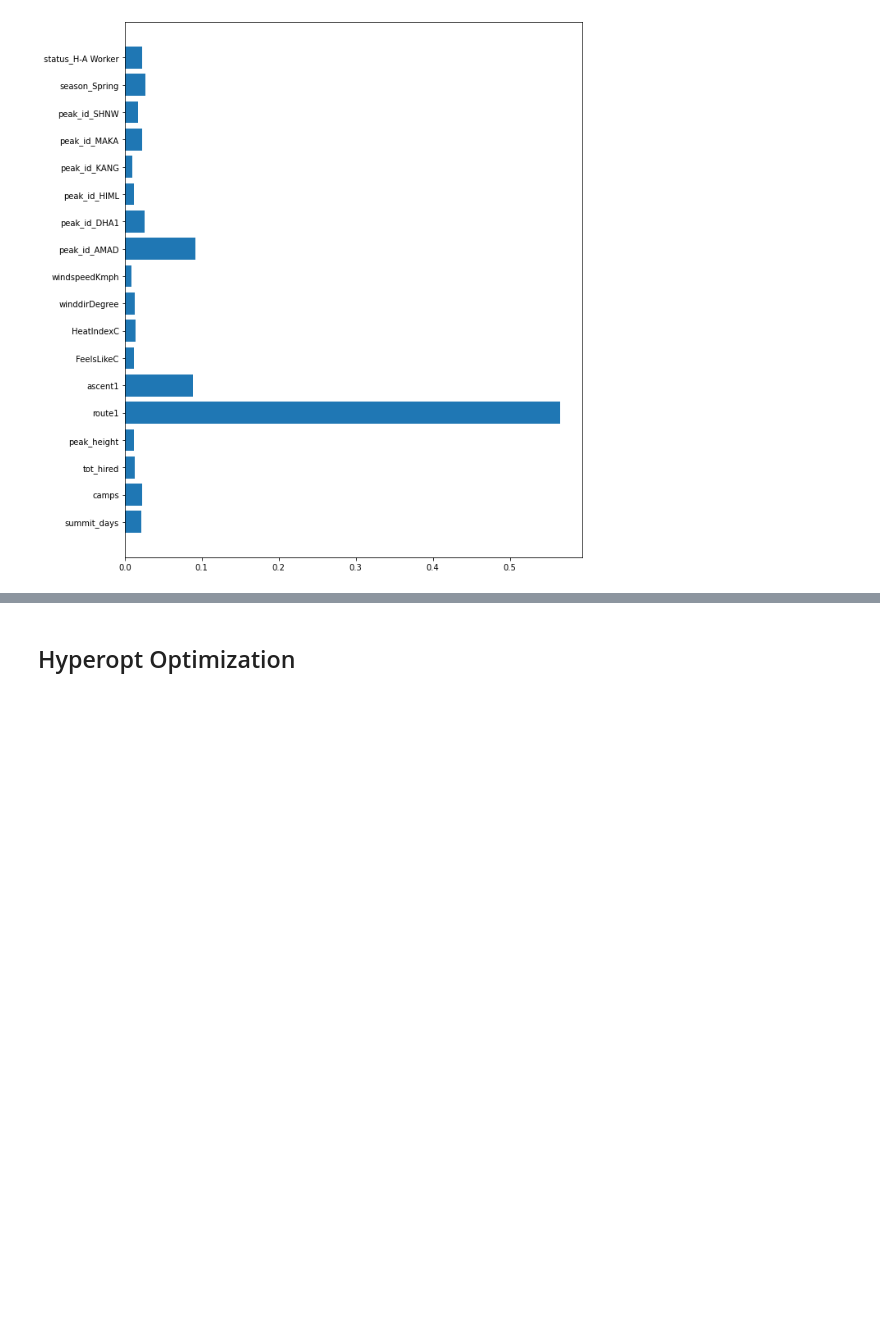
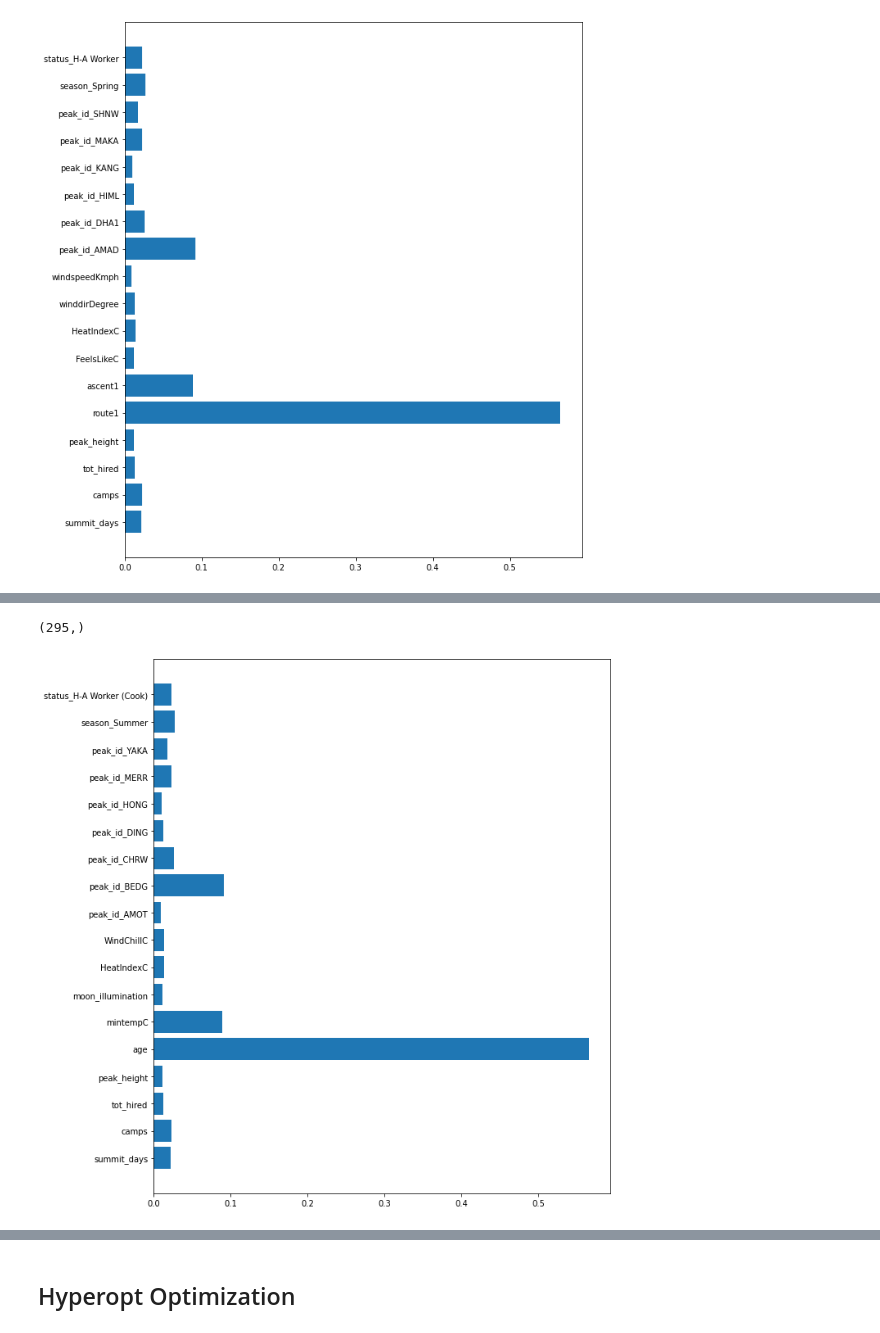
Before and after one commit to JeremyDel/himalaya-project, a Jupyter notebook: himalaya-project/ML_Boosting.ipynb, the cells around one changed output, grey strips where cells are left out. Drawn from its saved outputs; the diff is of its cells as text; code cells hidden in the pictures; blank space fills up the shorter version.

Commit message:
feature selection

```diff
--- a/himalaya-project/ML_Boosting.ipynb
+++ b/himalaya-project/ML_Boosting.ipynb
@@ -428,5 +415,5 @@ X_train_rfe, X_test_rfe, y_train_rfe, y_test_rfe = train_test_split(X, y, test_s
 # %%
-X = df.drop('summit_success', axis=1)
-y = df.summit_success
+# X = df.drop('summit_success', axis=1)
+# y = df.summit_success
 
-clf.fit(X_train_rfe, y_train_rfe)
+# clf.fit(X_train_rfe, y_train_rfe)
@@ -583,3 +524,7 @@ plt.barh(y=names, width=importance)
 plt.show()
 # %% [output]
 [figure]
+# %%
+for i, col in enumerate(col_num):
+    if col == 'route1' or col == 'ascent1':
+        col_num.pop(i)
@@ -585,0 +589,4 @@ plt.show()
+# %%
+fs.get_support().shape
+# %% [output]
+(295,)
@@ -585,0 +595,14 @@ plt.show()
+# %%
+names =get_names(feature_selection, feature_names)
+# %%
+import seaborn as sns
+
+importance = xgboost_fs.feature_importances_
+# summarize feature importance
+
+# plot feature importance
+plt.figure(figsize=(10,12))
+plt.barh(y=names, width=importance)
+plt.show()
+# %% [output]
+[figure, added]
```
Also changed, not shown: parts of 33 cells of this notebook.
